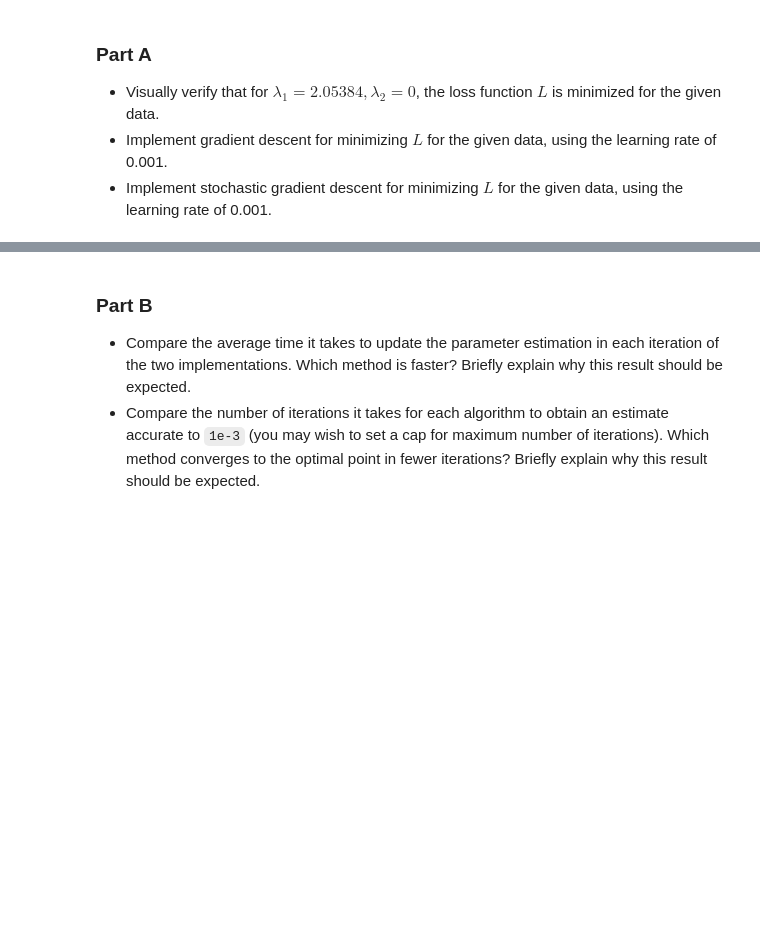
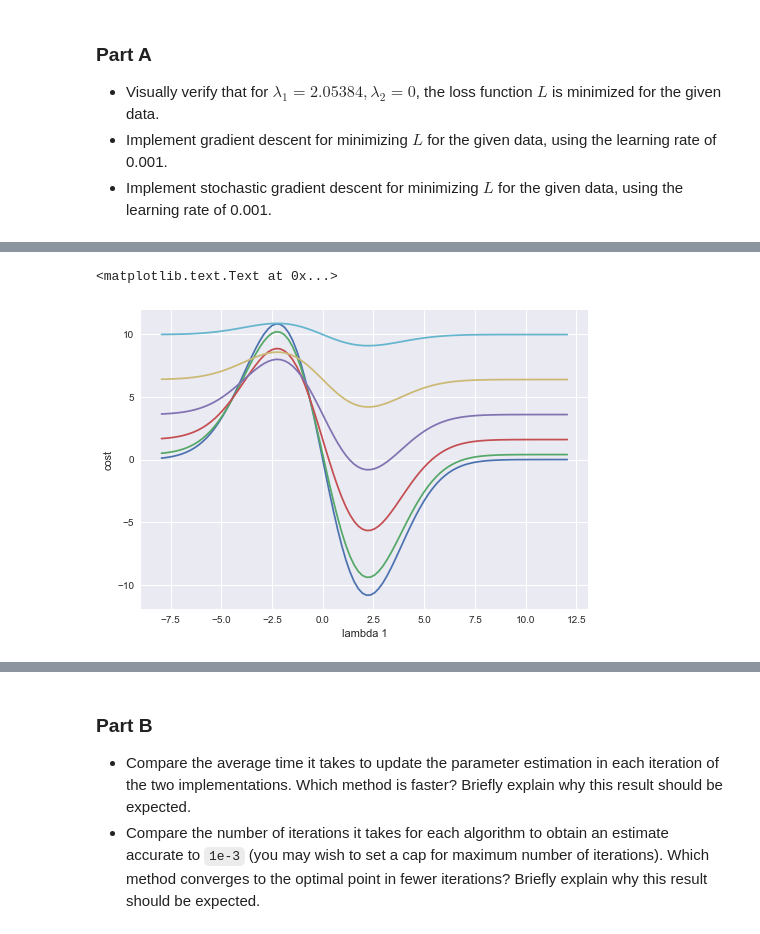
Before and after one commit to nikhilaravi/am207, a Jupyter notebook: AM207_HW3_1.ipynb, the cells around one changed output, grey strips where cells are left out. Cells and saved outputs as stored; diff of their text form; code cells hidden in the pictures; blank space fills up the shorter version.

```diff
--- a/AM207_HW3_1.ipynb
+++ b/AM207_HW3_1.ipynb
@@ -47,11 +38,0 @@ sns.jointplot(telecom_data['x'], telecom_data['y'], kind="kde")
-# %%
-### define loss function and derivatives
-
-f = lambda ((x, y, (l1, l2))): (0.000045*(l2**2)*y
-                            - 0.000098*(l1**2)*x
-                            + 0.003926*l1*x*np.exp((y**2 - x**2)*(l1**2 + l2**2)))
-fprime_l1 = lambda (x, y, l1, l2): (-2*(0.000098)*l1*x
-                                    + 0.003926*x*np.exp((y**2 - x**2)*(l1**2 + l2**2))
-                                    + 0.003926*l1*x*np.exp((y**2 - x**2)*(l1**2 + l2**2))*((y**2 - x**2))*2*l1)
-fprime_l2 = lambda (x, y, l1, l2): (2*(0.000045)*l2*y
-                                    + 0.003926*l1*x*np.exp((y**2 - x**2)*(l1**2 + l2**2))*((y**2 - x**2))*2*l2)
@@ -87,0 +238,7 @@ ax.contour(L1, L2, Z, 20, color='b', alpha=0.5, offset=0, stride=30)
+# %%
+plt.plot(lm1,np.array([[f(X,Y,l1,l2) for l1 in lm1] for l2 in np.arange(0,6)]).T);
+plt.xlabel('lambda 1')
+plt.ylabel('cost')
+# %% [output]
+<matplotlib.text.Text at 0x...>
+[figure, added]
```
Also changed, not shown: parts of 47 cells of this notebook, 1 other file.
